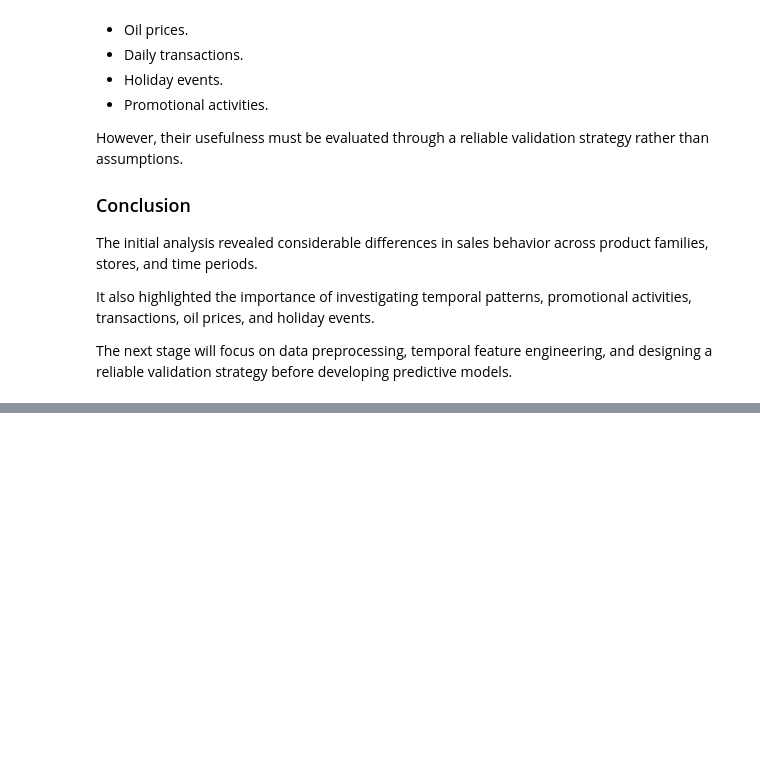
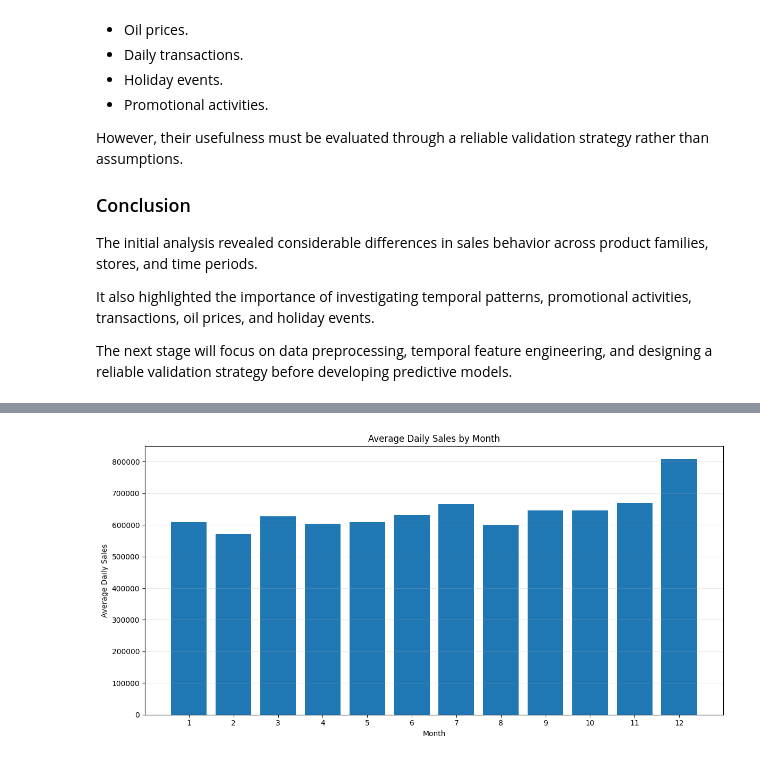
Before and after one commit to MosabOs/Store-Sales-Forecasting-Comp-V-Mosab-Os, a Jupyter notebook: store-sales-forecasting-comp-v-mosab-os.ipynb, the cells around one changed output, grey strips where cells are left out. Drawn from its saved outputs; the diff is of its cells as text; code cells hidden in the pictures; blank space fills up the shorter version.

```diff
--- a/store-sales-forecasting-comp-v-mosab-os.ipynb
+++ b/store-sales-forecasting-comp-v-mosab-os.ipynb
@@ -1317,0 +1479,13 @@ The next stage will focus on data preprocessing, temporal feature engineering, a
+# %%
+# Calculate average daily sales for each month
+monthly_sales = (
+    daily_sales.groupby(daily_sales['date'].dt.month)['sales']
+    .mean()
+    .reset_index()
+)
+
+# Rename columns
+monthly_sales.columns = ['month', 'avg_daily_sales']
+
+# Display results
+monthly_sales
@@ -1317,0 +1506,16 @@ The next stage will focus on data preprocessing, temporal feature engineering, a
+# %%
+# Plot average daily sales by month
+plt.figure(figsize=(12, 6))
+
+plt.bar(monthly_sales['month'], monthly_sales['avg_daily_sales'])
+
+plt.title('Average Daily Sales by Month')
+plt.xlabel('Month')
+plt.ylabel('Average Daily Sales')
+plt.xticks(range(1, 13))
+plt.grid(axis='y', alpha=0.3)
+
+plt.tight_layout()
+plt.show()
+# %% [output]
+[figure, added]
```
Also changed, not shown: parts of 51 cells of this notebook.
